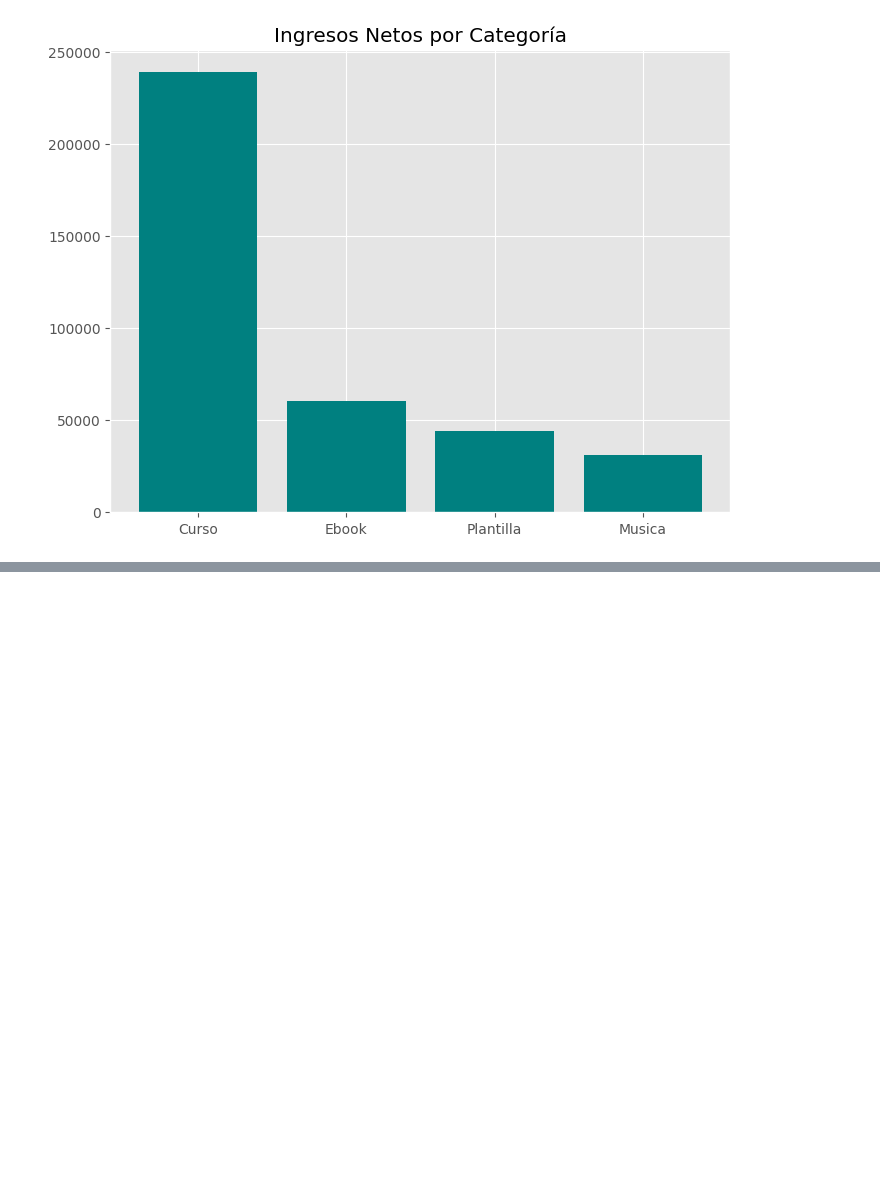
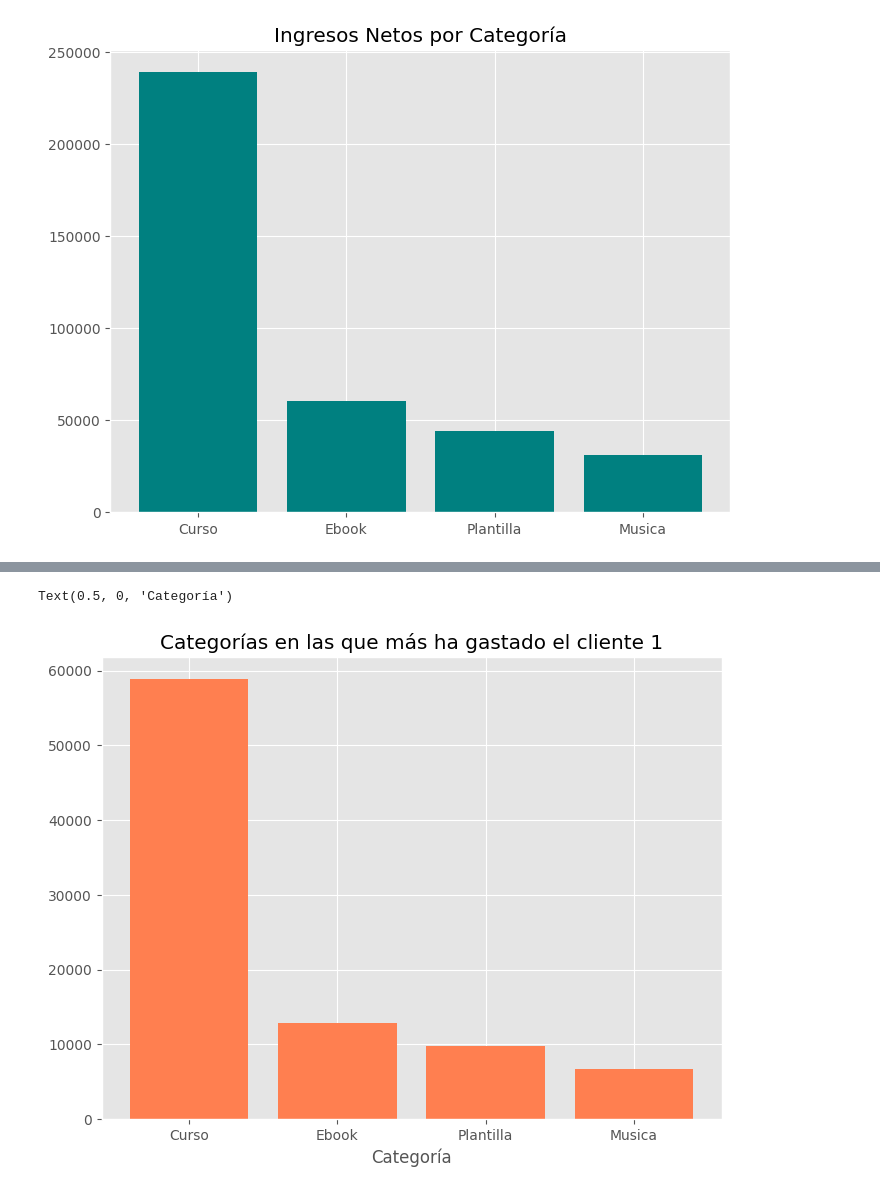
Before and after one commit to NaTHuber/digital-sales-analytics, a Jupyter notebook: code/02_eda.ipynb, the cells around one changed output, grey strips where cells are left out. Saved outputs shown, nothing was run; the diff lists cells and outputs as text; code cells hidden in the pictures; blank space fills up the shorter version.

Commit message:
[add]: Se añade análisis en las que más ha gastado el cliente que más ha gastado al notebook

```diff
--- a/code/02_eda.ipynb
+++ b/code/02_eda.ipynb
@@ -252,0 +261,5 @@ Text(0.5, 1.0, 'Ingresos Netos por Categoría')
+# %%
+# Categorías en las que más ha gastado el cliente que más ha gastado
+top_spender_id = top_spender
+top_spender_categories = data[data['customer_id'] == top_spender_id].groupby('category')['net_revenue_usd'].sum().sort_values(ascending=False)
+print(f"\nCategorías en las que más ha gastado el cliente {top_spender_id}:\n", top_spender_categories)
@@ -252,0 +274,9 @@ Text(0.5, 1.0, 'Ingresos Netos por Categoría')
+# %%
+# Visualizaciones de categorías en las que más ha gastado el cliente que más ha gastado
+plt.figure(figsize=(8, 6))
+plt.bar(top_spender_categories.index, top_spender_categories.values, color='coral')
+plt.title(f'Categorías en las que más ha gastado el cliente {top_spender_id}')
+plt.xlabel('Categoría')
+# %% [output]
+Text(0.5, 0, 'Categoría')
+[figure, added]
```
Also changed, not shown: parts of 2 cells of this notebook.
